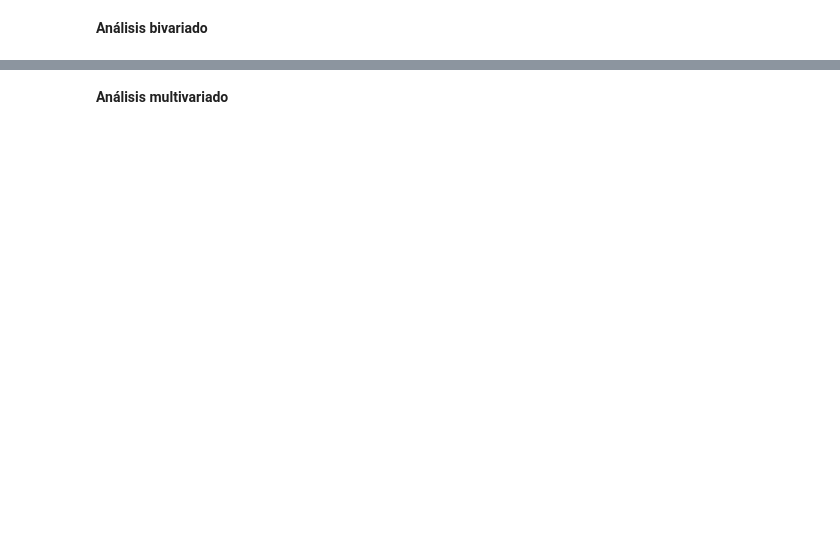
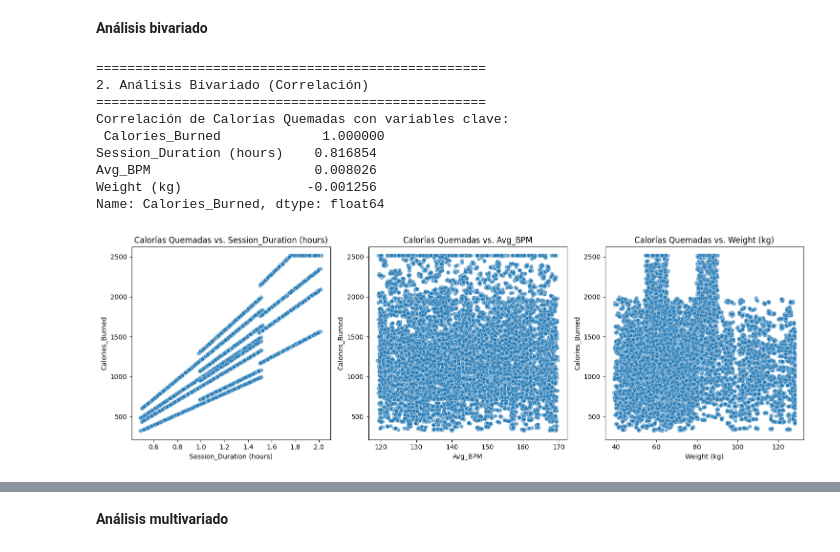
Before and after one commit to manueh56/Pre-entrega-CoderHouse, a Jupyter notebook: ProyectoDSParteI_Lahitte.ipynb, the cells around one changed output, grey strips where cells are left out. Drawn from its saved outputs; the diff is of its cells as text; code cells hidden in the pictures; blank space fills up the shorter version.

```diff
--- a/ProyectoDSParteI_Lahitte.ipynb
+++ b/ProyectoDSParteI_Lahitte.ipynb
@@ -57,2 +223,32 @@ display(df.head())
 # %% [markdown]
 **Análisis bivariado**
+# %%
+bivariate_vars = ['Session_Duration (hours)', 'Avg_BPM', 'Weight (kg)']
+
+print("\n"+"="*50)
+print("2. Análisis Bivariado (Correlación)")
+print("="*50)
+
+corr_matrix = df_cleaned[['Calories_Burned'] + bivariate_vars].corr()
+print("Correlación de Calorías Quemadas con variables clave:\n", corr_matrix['Calories_Burned'].sort_values(ascending=False))
+
+plt.figure(figsize=(15, 5))
+
+for i, col in enumerate(bivariate_vars):
+    plt.subplot(1, 3, i + 1)
+    sns.scatterplot(x=df_cleaned[col], y=df_cleaned['Calories_Burned'], alpha=0.6)
+    plt.title(f'Calorías Quemadas vs. {col}')
+
+plt.tight_layout()
+plt.show()
+# %% [output]
+==================================================
+2. Análisis Bivariado (Correlación)
+==================================================
+Correlación de Calorías Quemadas con variables clave:
+ Calories_Burned             1.000000
+Session_Duration (hours)    0.816854
+Avg_BPM                     0.008026
+Weight (kg)                -0.001256
+Name: Calories_Burned, dtype: float64
+[figure, added]
```
Also changed, not shown: parts of 19 cells of this notebook.
